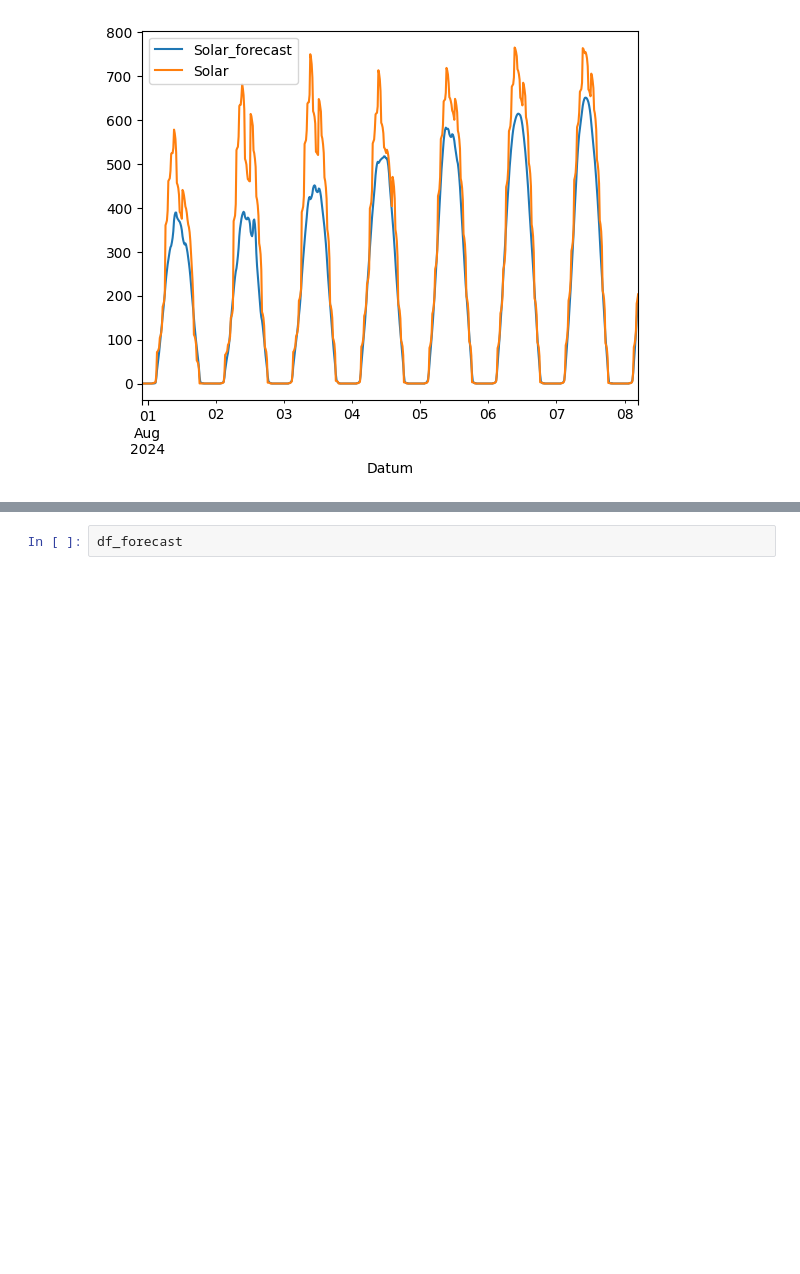
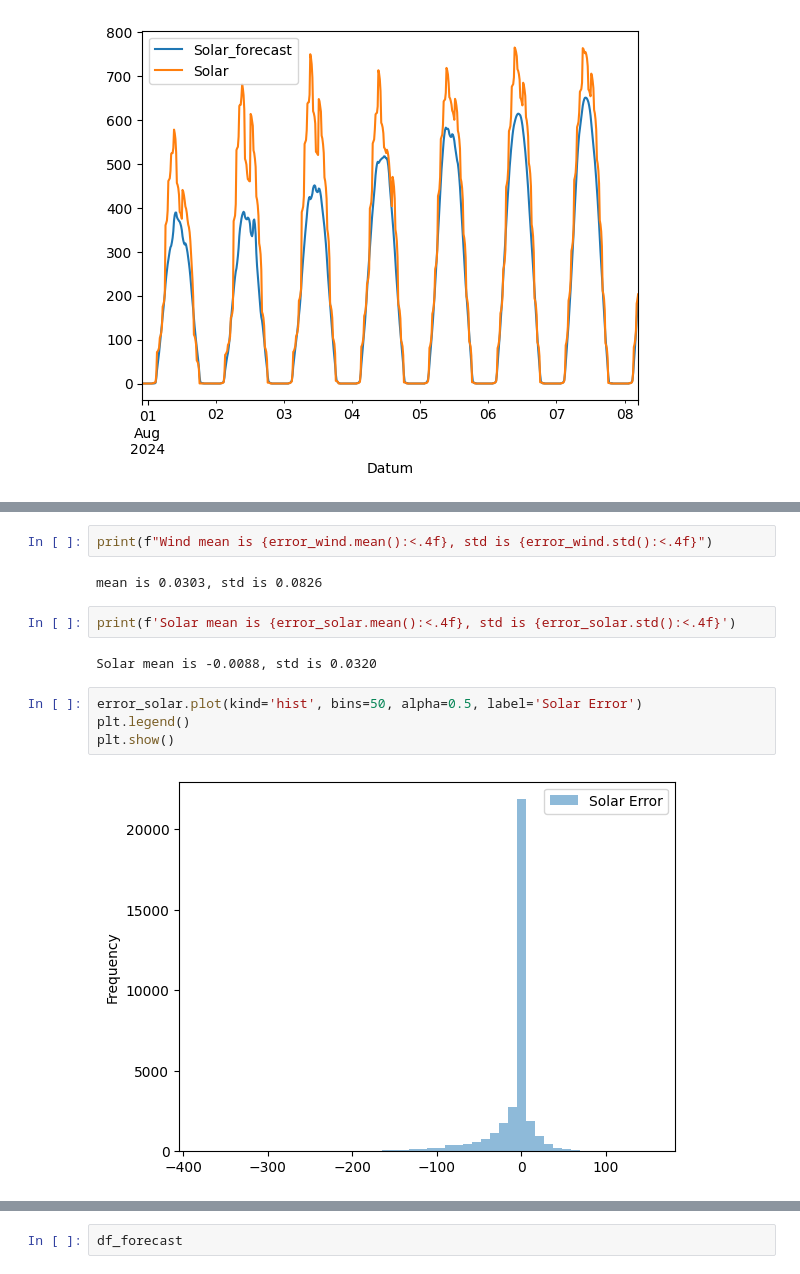
Before and after one commit to cvonholly/dvpp_reward_mechanism, a Jupyter notebook: src/get_pv_wind_playground.ipynb, the cells around one changed output, grey strips where cells are left out. Cells and saved outputs as stored; diff of their text form; blank space fills up the shorter version.

```diff
--- a/src/get_pv_wind_playground.ipynb
+++ b/src/get_pv_wind_playground.ipynb
@@ -106,0 +142,14 @@ plt.show()
+# %%
+print(f"Wind mean is {error_wind.mean():<.4f}, std is {error_wind.std():<.4f}")
+# %% [output]
+mean is 0.0303, std is 0.0826
+# %%
+print(f'Solar mean is {error_solar.mean():<.4f}, std is {error_solar.std():<.4f}')
+# %% [output]
+Solar mean is -0.0088, std is 0.0320
+# %%
+error_solar.plot(kind='hist', bins=50, alpha=0.5, label='Solar Error')
+plt.legend()
+plt.show()
+# %% [output]
+[figure, added]
```
Also changed, not shown: parts of 13 cells of this notebook, 2 other files.
